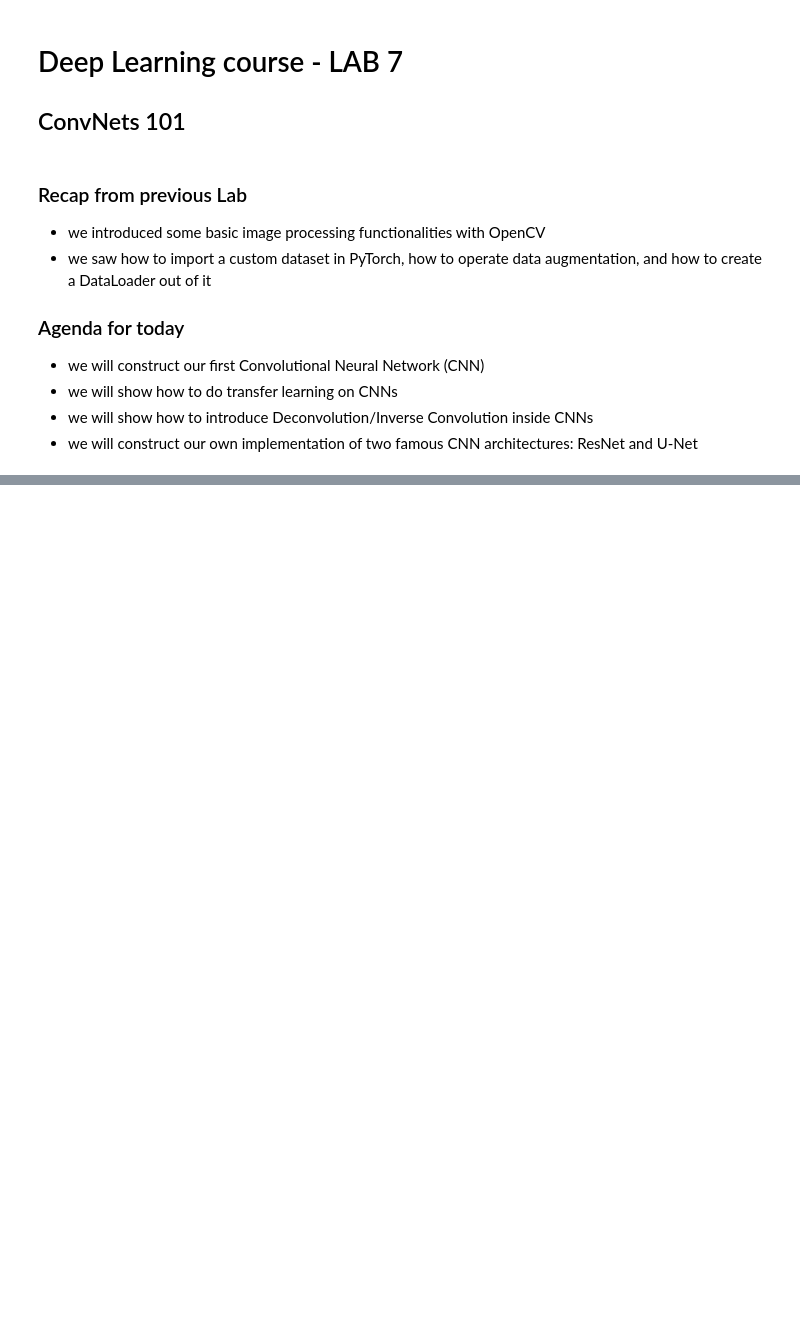
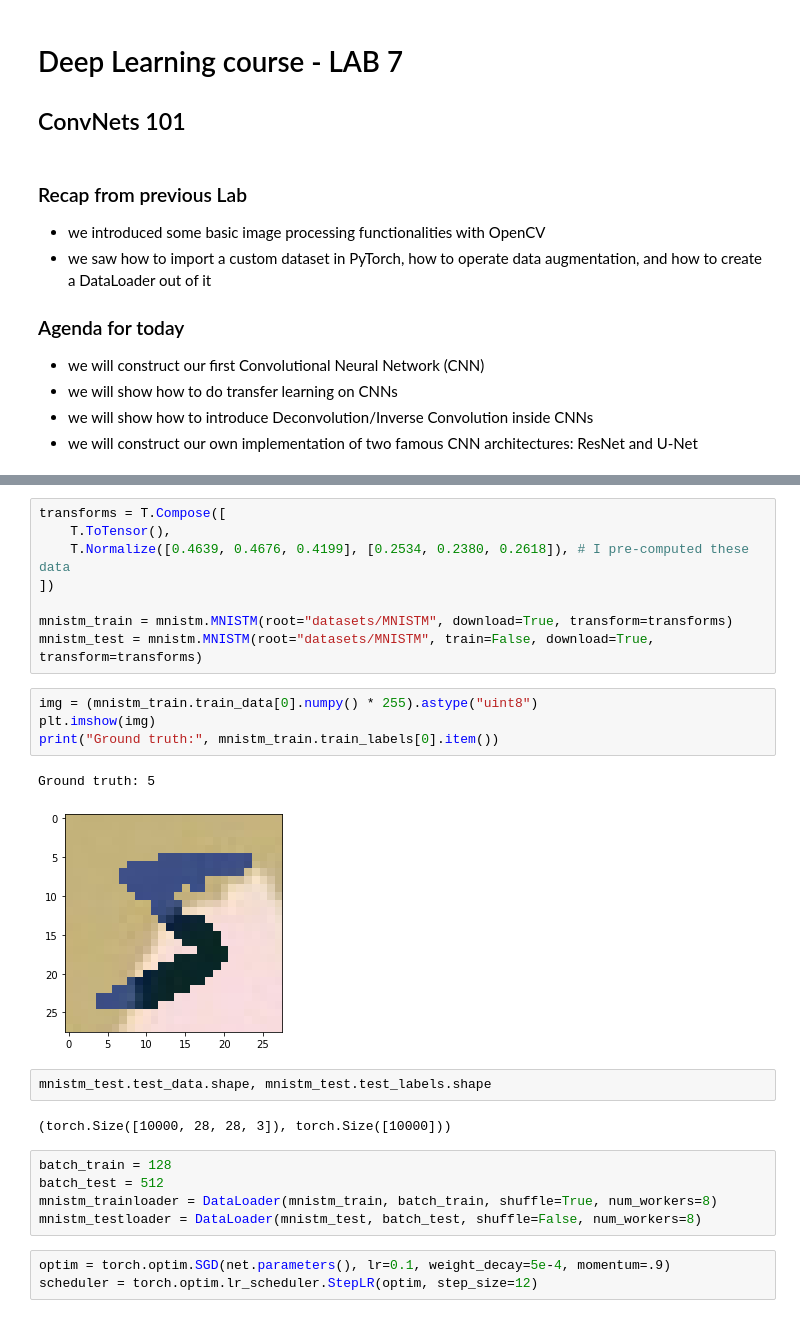
Before and after one commit to ansuini/DSSC_DL_2021, a Jupyter notebook: labs/07-convnets.ipynb, the cells around one changed output, grey strips where cells are left out. Drawn from its saved outputs; the diff is of its cells as text; blank space fills up the shorter version.

```diff
--- a/labs/07-convnets.ipynb
+++ b/labs/07-convnets.ipynb
@@ -86,0 +140,27 @@ AttributeError: module 'torch.nn' has no attribute 'SiLU'
+# %%
+transforms = T.Compose([
+    T.ToTensor(),
+    T.Normalize([0.4639, 0.4676, 0.4199], [0.2534, 0.2380, 0.2618]), # I pre-computed these data
+])
+
+mnistm_train = mnistm.MNISTM(root="datasets/MNISTM", download=True, transform=transforms)
+mnistm_test = mnistm.MNISTM(root="datasets/MNISTM", train=False, download=True, transform=transforms)
+# %%
+img = (mnistm_train.train_data[0].numpy() * 255).astype("uint8")
+plt.imshow(img)
+print("Ground truth:", mnistm_train.train_labels[0].item())
+# %% [output]
+Ground truth: 5
+[figure, added]
+# %%
+mnistm_test.test_data.shape, mnistm_test.test_labels.shape
+# %% [output]
+(torch.Size([10000, 28, 28, 3]), torch.Size([10000]))
+# %%
+batch_train = 128
+batch_test = 512
+mnistm_trainloader = DataLoader(mnistm_train, batch_train, shuffle=True, num_workers=8)
+mnistm_testloader = DataLoader(mnistm_test, batch_test, shuffle=False, num_workers=8)
+# %%
+optim = torch.optim.SGD(net.parameters(), lr=0.1, weight_decay=5e-4, momentum=.9)
+scheduler = torch.optim.lr_scheduler.StepLR(optim, step_size=12)
```
Also changed, not shown: parts of 28 cells of this notebook, 4 other files.
